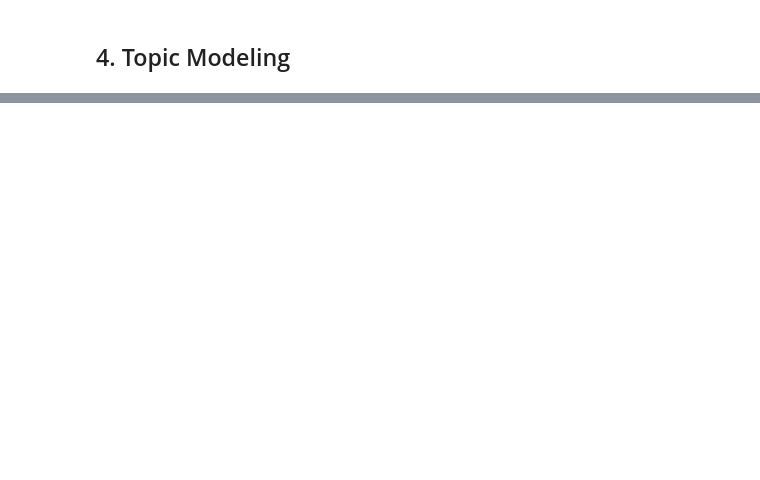
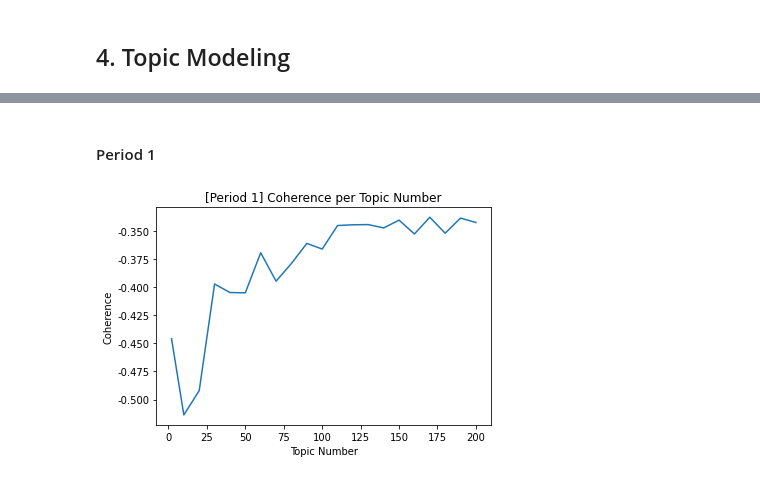
Before and after one commit to MartinusChoi/Text-Mining-Project, a Jupyter notebook: Topic-Modeling-ST.ipynb, the cells around one changed output, grey strips where cells are left out. Drawn from its saved outputs; the diff is of its cells as text; code cells hidden in the pictures; blank space fills up the shorter version.

Commit message:
topic modeling measure

```diff
--- a/Topic-Modeling-ST.ipynb
+++ b/Topic-Modeling-ST.ipynb
@@ -73,7 +75,10 @@ tokenized_3 = tokenizing_ST(cleaned_3, tokenizer)
 ### 3-3. Remove StopWords
 # %%
 stopwords = nltk.corpus.stopwords.words('english')
-new_stopwords = ['would', 'could', 'might', 'need', 'can', 'must', 'e']
+stopwords = nltk.corpus.stopwords.words('english')
+new_stopwords = ['would', 'could', 'might', 'need', 'can', 'must', \
+    'e', 'one', 'two', 'upon', 'may', 'perhaps', 'living', 'seem', 'also', 'ii', 'ofthe',
+    'also', 'much', 'therefore']
 
 wo_stopword_1 = removeStopWords_ST(tokenized_1, stopwords, new_stopwords)
 wo_stopword_2 = removeStopWords_ST(tokenized_2, stopwords, new_stopwords)
@@ -116,6 +102,6 @@ tagged_3 = tagging(tokenized_3, mode='ST')
-# %%
-NUM_TOPICS = 10
-chunksize = 2000
-passes = 20
-iterations = 400
-eval_every = None
+# %%
+NUM_TOPIC_WORDS = 30
+PASSES = 30
+ITERATIONS = 400
+EVAL_EVERY = None
+random_state = 42
@@ -121,0 +171,5 @@ eval_every = None
+# %% [markdown]
+#### Period 1
+# %%
+Corp, Dict = buildDTM(wo_stopword_1)
+topic = bestTopicNum(Corp, Dict, passes=PASSES, iterations=ITERATIONS, eval_every=EVAL_EVERY)
@@ -121,0 +179,4 @@ eval_every = None
+# %%
+topic.plot_coherence('[Period 1] Coherence per Topic Number')
+# %% [output]
+[figure, added]
```
Also changed, not shown: parts of 18 cells of this notebook, 9 other files.
